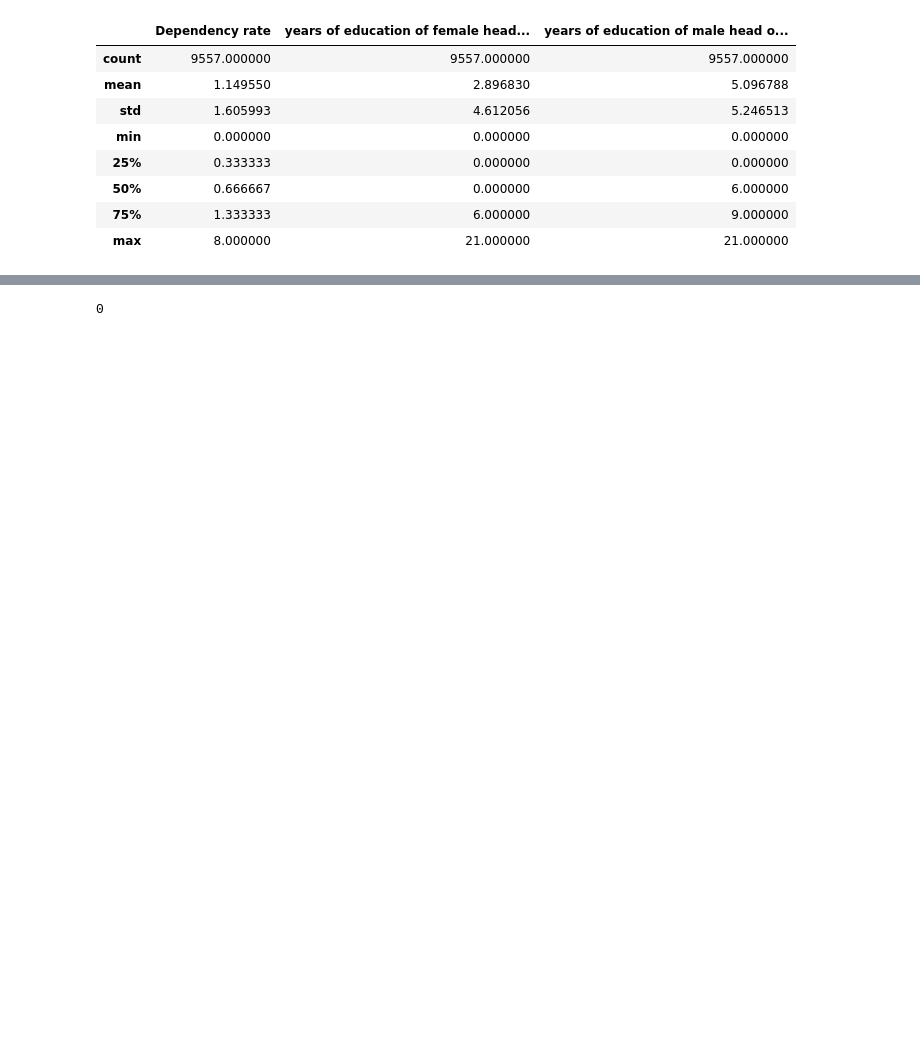
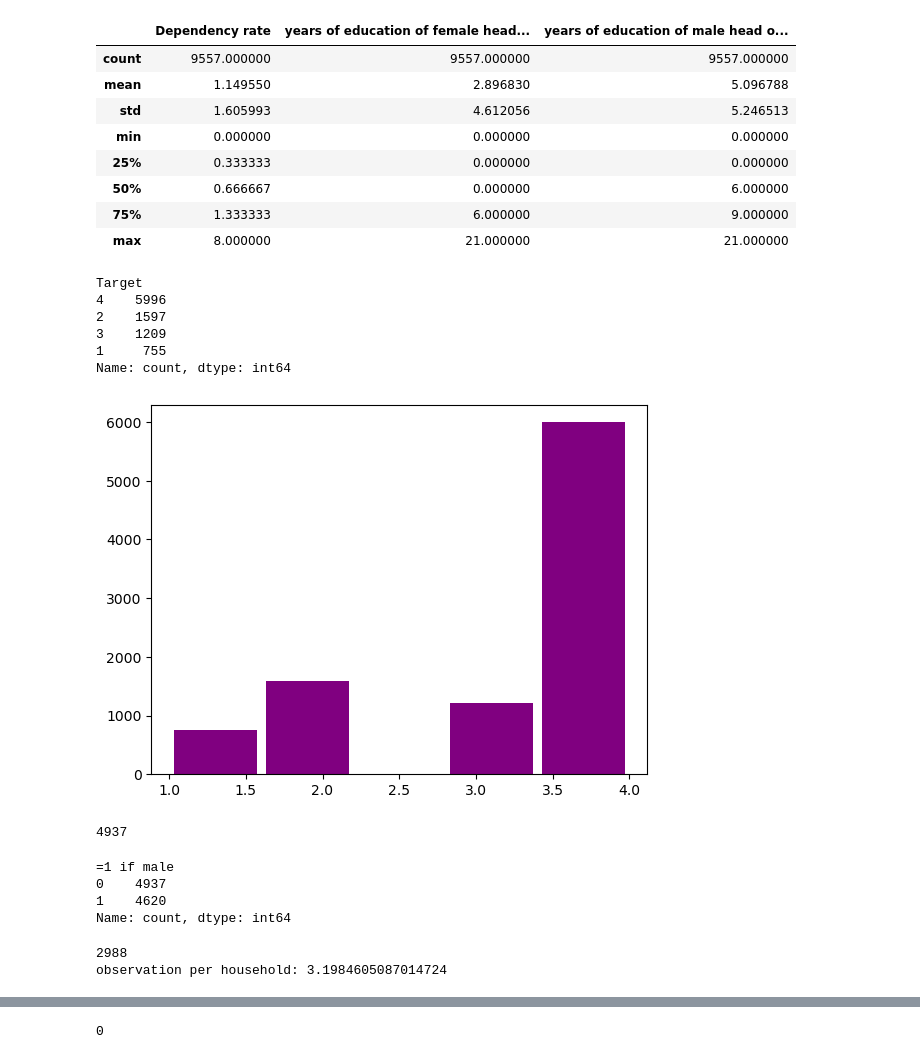
Before and after one commit to onur2720/BDM, a Jupyter notebook: Folder 1/Tidy up.ipynb, the cells around one changed output, grey strips where cells are left out. Saved outputs shown, nothing was run; the diff lists cells and outputs as text; code cells hidden in the pictures; blank space fills up the shorter version.

```diff
--- a/Folder 1/Tidy up.ipynb
+++ b/Folder 1/Tidy up.ipynb
@@ -85,0 +78,40 @@ df = pd.DataFrame(df)
+# %%
+#histogram of target variable.
+#df.hist(column = "Target", bins=5, grid=False, rwidth=.9, color='purple')
+
+plt.hist(df["Target"], bins = 5, rwidth=.9, color='purple')
+
+df["Target"].value_counts()
+# %% [output]
+Target
+4    5996
+2    1597
+3    1209
+1     755
+Name: count, dtype: int64
+[figure, added]
+# %%
+df['=1 if female'].sum()
+# %% [output]
+4937
+# %%
+df['=1 if male'].value_counts()
+# %% [output]
+=1 if male
+0    4937
+1    4620
+Name: count, dtype: int64
+# %%
+#Count number of unique values
+print(df['Household level identifier'].nunique())
+
+df.shape
+
+n= 9557/2988
+
+print("observation per household:", n)
+
+#each household has around 3 observations
+# %% [output]
+2988
+observation per household: 3.1984605087014724
```
Also changed, not shown: parts of 14 cells of this notebook.
